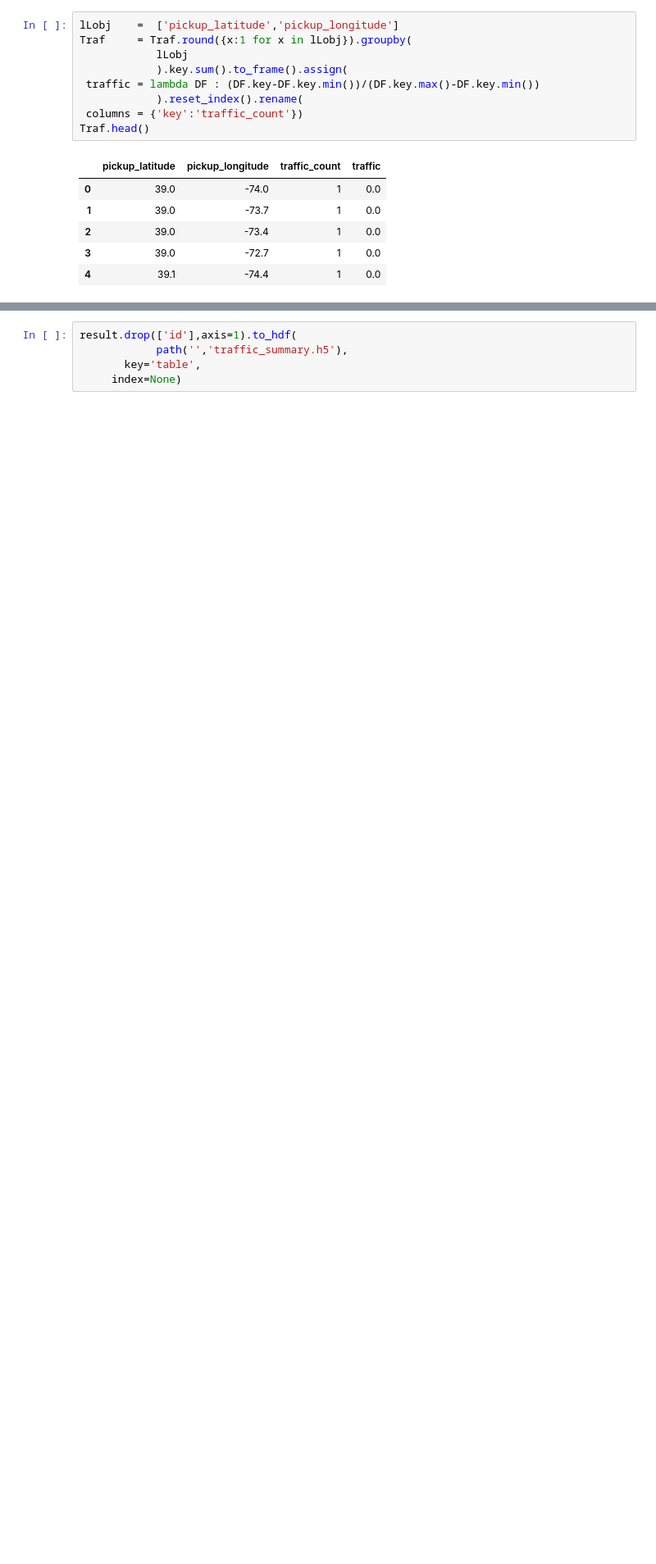
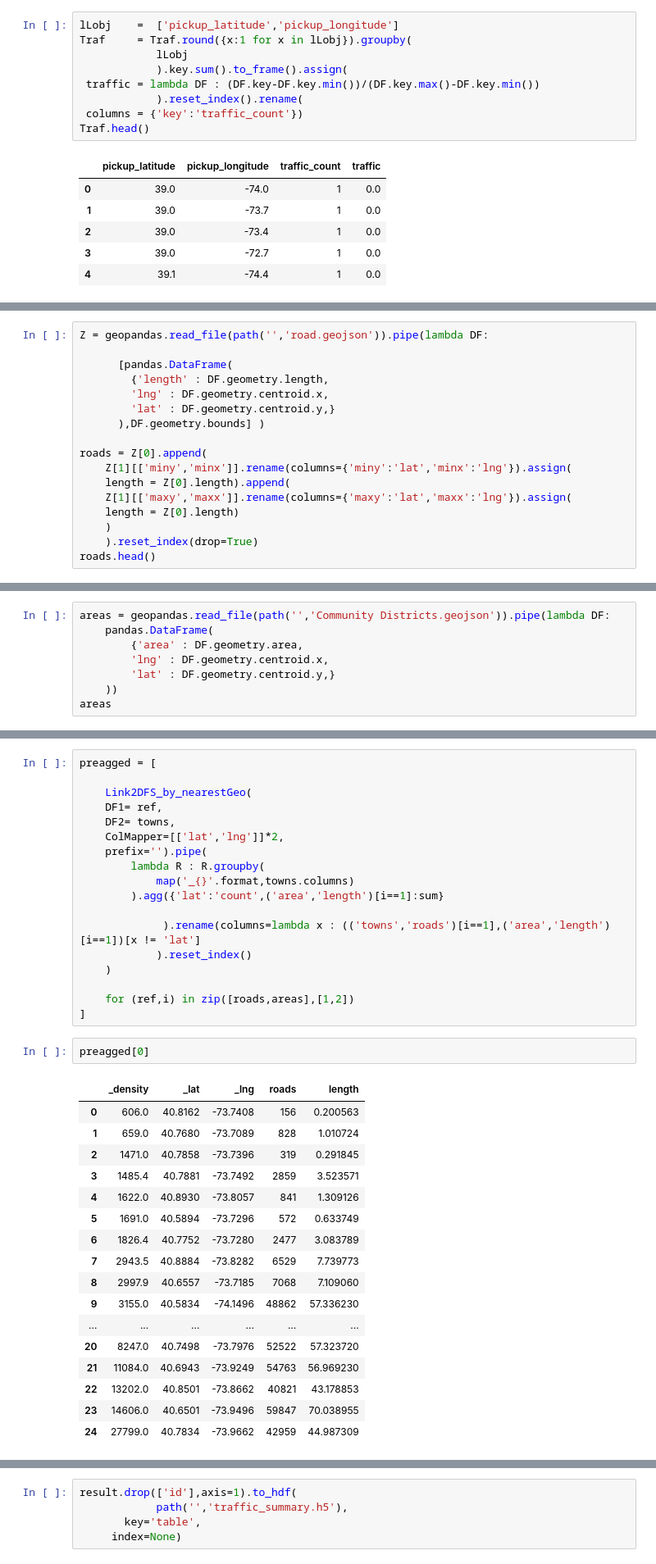
Before and after one commit to doudatadog/new_york_taxi_fare, a Jupyter notebook: Reagg.ipynb, the cells around one changed output, grey strips where cells are left out. Shown at 82% size. Cells and saved outputs as stored; diff of their text form; blank space fills up the shorter version.

```diff
--- a/Reagg.ipynb
+++ b/Reagg.ipynb
@@ -37,0 +56,17 @@ towns.head()
+# %%
+Z = geopandas.read_file(path('','road.geojson')).pipe(lambda DF:
+
+      [pandas.DataFrame(
+        {'length' : DF.geometry.length,
+        'lng' : DF.geometry.centroid.x,
+        'lat' : DF.geometry.centroid.y,}
+      ),DF.geometry.bounds] )
+
+roads = Z[0].append(
+    Z[1][['miny','minx']].rename(columns={'miny':'lat','minx':'lng'}).assign(
+    length = Z[0].length).append(
+    Z[1][['maxy','maxx']].rename(columns={'maxy':'lat','maxx':'lng'}).assign(
+    length = Z[0].length)
+    )
+    ).reset_index(drop=True)
+roads.head()
@@ -37,0 +86,8 @@ towns.head()
+# %%
+areas = geopandas.read_file(path('','Community Districts.geojson')).pipe(lambda DF:
+    pandas.DataFrame(
+        {'area' : DF.geometry.area,
+        'lng' : DF.geometry.centroid.x,
+        'lat' : DF.geometry.centroid.y,}
+    ))
+areas
@@ -37,0 +115,38 @@ towns.head()
+# %%
+preagged = [
+
+    Link2DFS_by_nearestGeo(
+	DF1= ref,
+	DF2= towns,
+	ColMapper=[['lat','lng']]*2,
+	prefix='').pipe(
+        lambda R : R.groupby(
+            map('_{}'.format,towns.columns)
+        ).agg({'lat':'count',('area','length')[i==1]:sum}
+
+             ).rename(columns=lambda x : (('towns','roads')[i==1],('area','length')[i==1])[x != 'lat']
+            ).reset_index()
+    )
+
+    for (ref,i) in zip([roads,areas],[1,2])
+]
+# %%
+preagged[0]
+# %% [output]
+|  | _density | _lat | _lng | roads | length |
+| 0 | 606.0 | 40.8162 | -73.7408 | 156 | 0.200563 |
+| 1 | 659.0 | 40.7680 | -73.7089 | 828 | 1.010724 |
+| 2 | 1471.0 | 40.7858 | -73.7396 | 319 | 0.291845 |
+| 3 | 1485.4 | 40.7881 | -73.7492 | 2859 | 3.523571 |
+| 4 | 1622.0 | 40.8930 | -73.8057 | 841 | 1.309126 |
+| 5 | 1691.0 | 40.5894 | -73.7296 | 572 | 0.633749 |
+| 6 | 1826.4 | 40.7752 | -73.7280 | 2477 | 3.083789 |
+| 7 | 2943.5 | 40.8884 | -73.8282 | 6529 | 7.739773 |
+| 8 | 2997.9 | 40.6557 | -73.7185 | 7068 | 7.109060 |
+| 9 | 3155.0 | 40.5834 | -74.1496 | 48862 | 57.336230 |
+| ... | ... | ... | ... | ... | ... |
+| 20 | 8247.0 | 40.7498 | -73.7976 | 52522 | 57.323720 |
+| 21 | 11084.0 | 40.6943 | -73.9249 | 54763 | 56.969230 |
+| 22 | 13202.0 | 40.8501 | -73.8662 | 40821 | 43.178853 |
+| 23 | 14606.0 | 40.6501 | -73.9496 | 59847 | 70.038955 |
+| 24 | 27799.0 | 40.7834 | -73.9662 | 42959 | 44.987309 |
```
Also changed, not shown: parts of 15 cells of this notebook, 2 other files.
